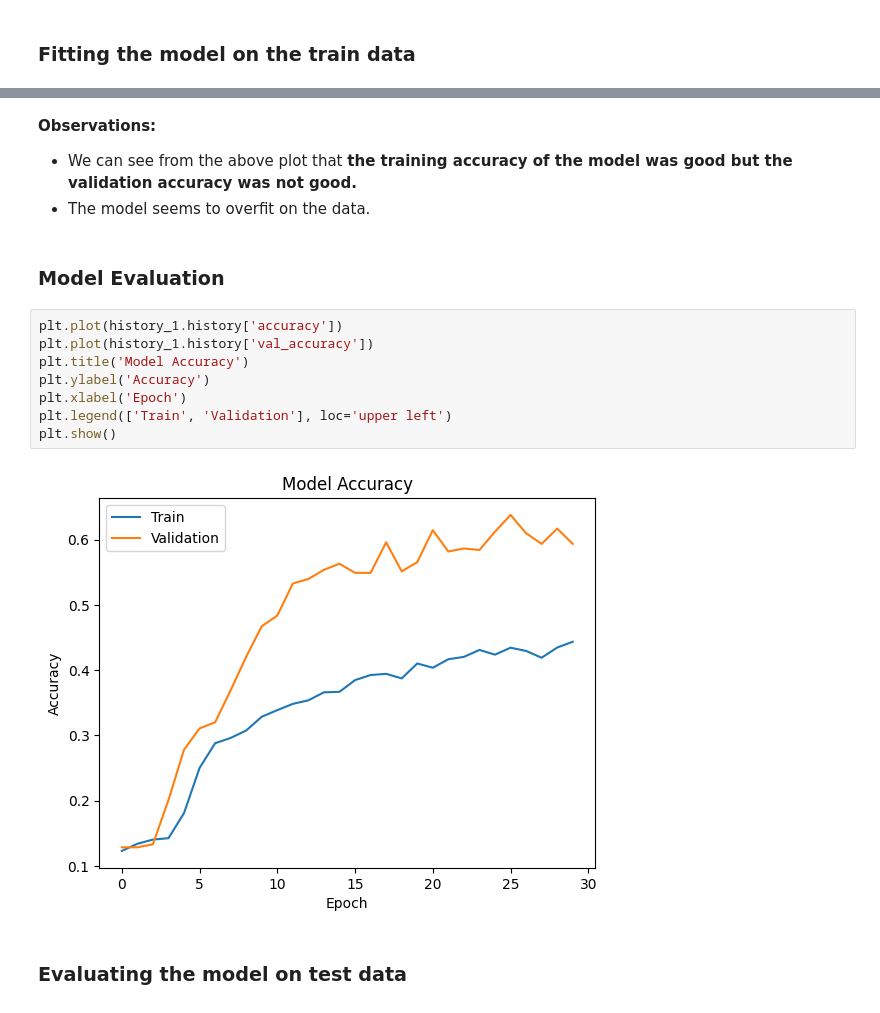
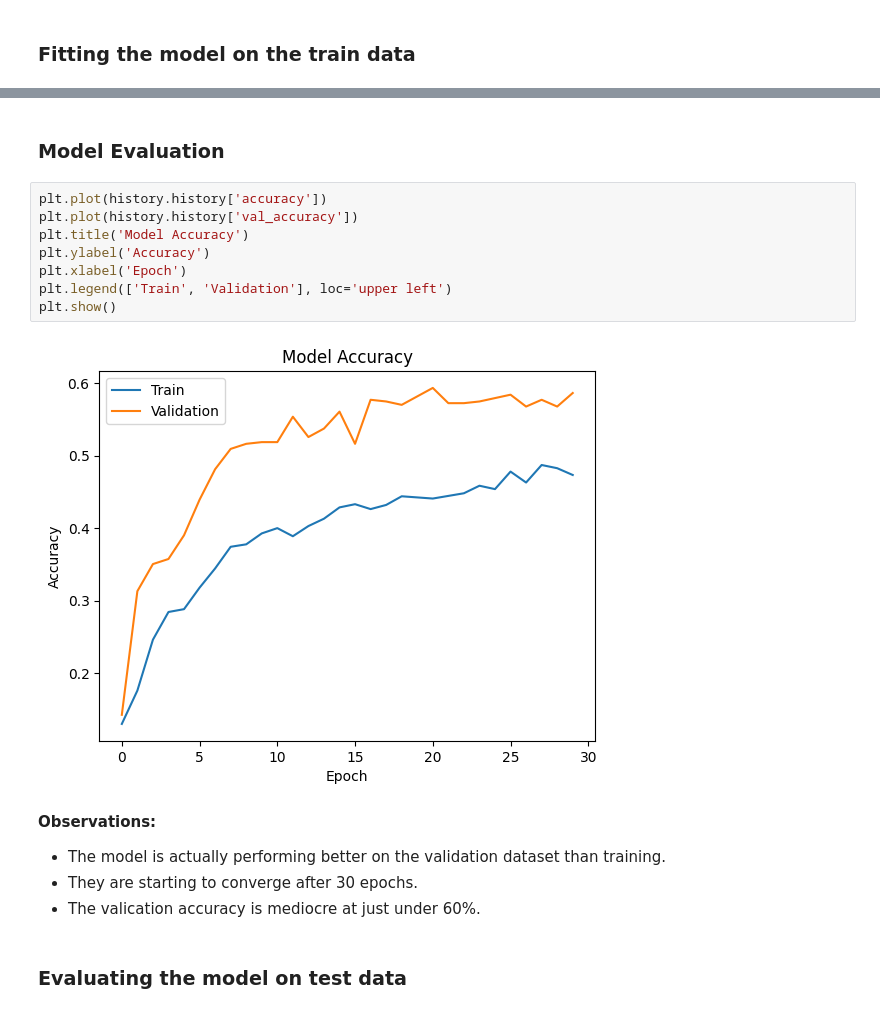
Before and after one commit to jsomerville/PGP-AI-ML-BA-UTA-JS, a Jupyter notebook: Project 5-Computer Vision/CV_Full_Code-Project 5-James Somerville.ipynb, the cells around one changed output, grey strips where cells are left out. Drawn from its saved outputs; the diff is of its cells as text.

Commit message:
Project 5 observations added.

```diff
--- a/Project 5-Computer Vision/CV_Full_Code-Project 5-James Somerville.ipynb
+++ b/Project 5-Computer Vision/CV_Full_Code-Project 5-James Somerville.ipynb
@@ -319,19 +334,20 @@ Epoch 30/30
-# %% [markdown]
-**Observations:**
-*   We can see from the above plot that **the training accuracy of the  model was good but the validation accuracy was not good.**
-*   The model seems to overfit on the data.
 # %% [markdown]
 ### **Model Evaluation**
 # %%
-plt.plot(history_1.history['accuracy'])
-plt.plot(history_1.history['val_accuracy'])
+plt.plot(history.history['accuracy'])
+plt.plot(history.history['val_accuracy'])
 plt.title('Model Accuracy')
 plt.ylabel('Accuracy')
 plt.xlabel('Epoch')
 plt.legend(['Train', 'Validation'], loc='upper left')
 plt.show()
 # %% [output]
-[figure, old version]
+[figure, new version]
+# %% [markdown]
+**Observations:**
+*   The model is actually performing better on the validation dataset than training.
+*   They are starting to converge after 30 epochs.
+*  The valication accuracy is mediocre at just under 60%.
 # %% [markdown]
 ### **Evaluating the model on test data**
 # %%
```
Also changed, not shown: parts of 32 cells of this notebook.
